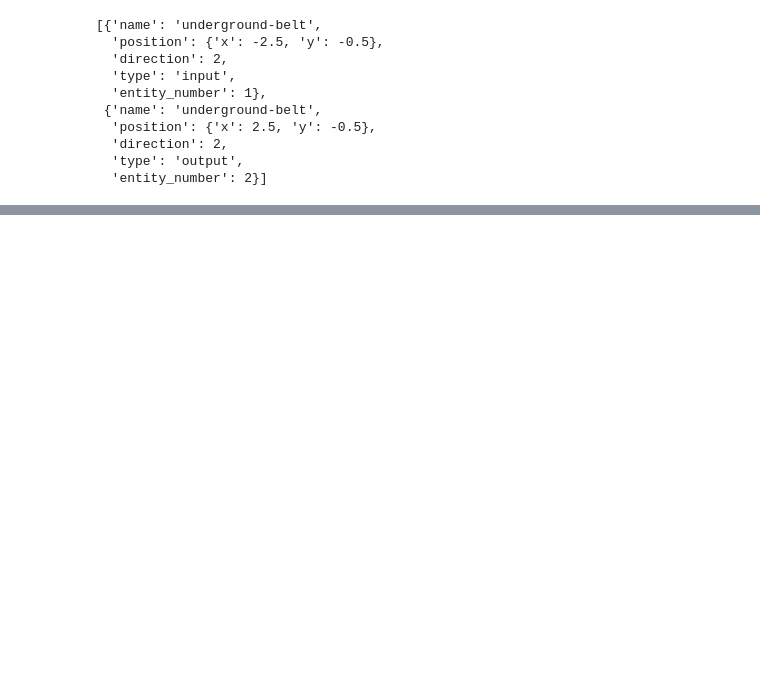
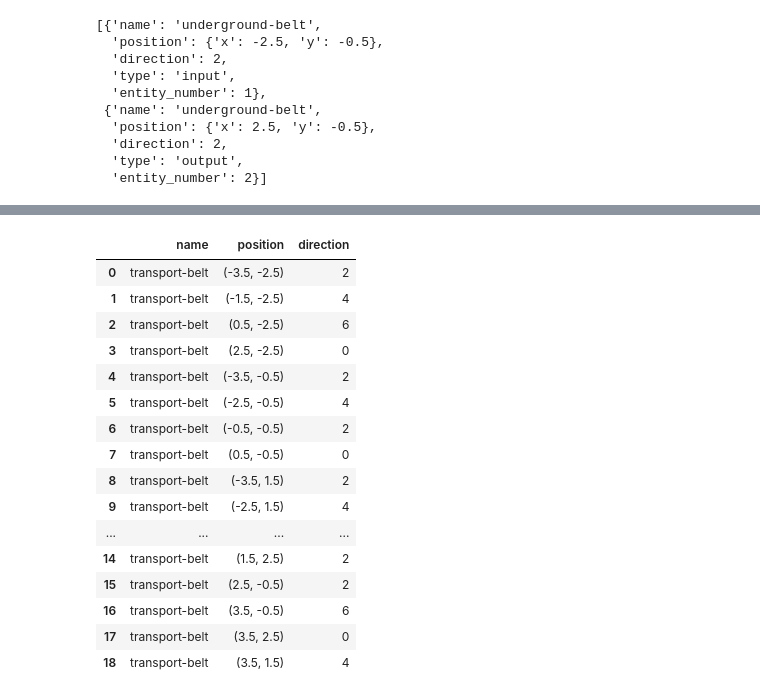
Before and after one commit to kss39/factorio_design_compiler, a Jupyter notebook: factorio_design_compiler/playground/new_blueprint_explore.ipynb, the cells around one changed output, grey strips where cells are left out. Saved outputs shown, nothing was run; the diff lists cells and outputs as text; code cells hidden in the pictures; blank space fills up the shorter version.

```diff
--- a/factorio_design_compiler/playground/new_blueprint_explore.ipynb
+++ b/factorio_design_compiler/playground/new_blueprint_explore.ipynb
@@ -251,0 +283,25 @@ underground_belts.get('blueprint').get('entities')
+# %%
+basic_belts_entities = basic_belts.get('blueprint').get('entities')
+basic_belts_df = pd.DataFrame.from_dict(basic_belts_entities)
+basic_belts_df = basic_belts_df[basic_belts_df.name == 'transport-belt']
+basic_belts_df.drop('entity_number', axis=1, inplace=True, errors='ignore')
+basic_belts_df['position'] = basic_belts_df.position.map(lambda d: (d['x'], d['y']))
+basic_belts_df
+# %% [output]
+|  | name | position | direction |
+| 0 | transport-belt | (-3.5, -2.5) | 2 |
+| 1 | transport-belt | (-1.5, -2.5) | 4 |
+| 2 | transport-belt | (0.5, -2.5) | 6 |
+| 3 | transport-belt | (2.5, -2.5) | 0 |
+| 4 | transport-belt | (-3.5, -0.5) | 2 |
+| 5 | transport-belt | (-2.5, -0.5) | 4 |
+| 6 | transport-belt | (-0.5, -0.5) | 2 |
+| 7 | transport-belt | (0.5, -0.5) | 0 |
+| 8 | transport-belt | (-3.5, 1.5) | 2 |
+| 9 | transport-belt | (-2.5, 1.5) | 4 |
+| ... | ... | ... | ... |
+| 14 | transport-belt | (1.5, 2.5) | 2 |
+| 15 | transport-belt | (2.5, -0.5) | 2 |
+| 16 | transport-belt | (3.5, -0.5) | 6 |
+| 17 | transport-belt | (3.5, 2.5) | 0 |
+| 18 | transport-belt | (3.5, 1.5) | 4 |
```
Also changed, not shown: parts of 7 cells of this notebook, 1 other file.
